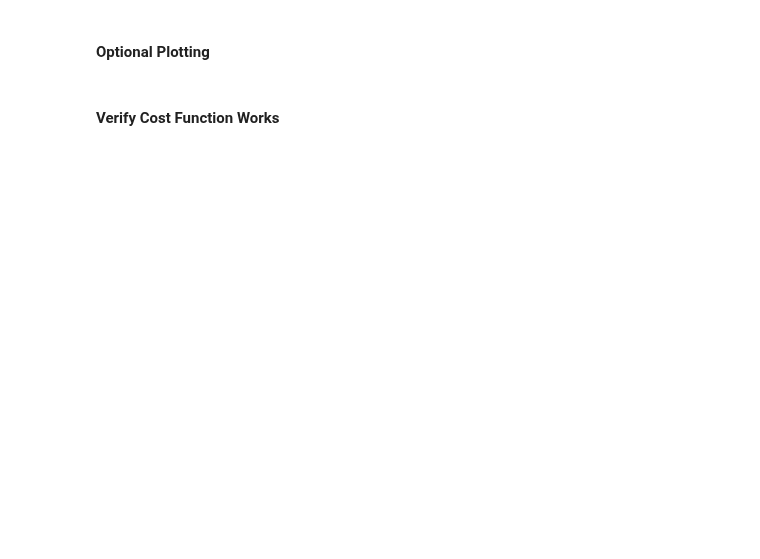
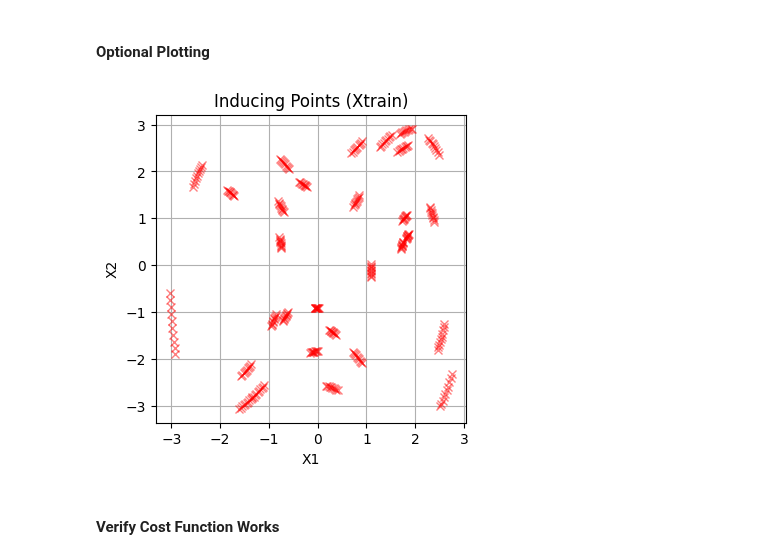
Before and after one commit to abhigyan9/KoopmanGPO, a Jupyter notebook: Playground_Auto.ipynb, the cells around one changed output. Saved outputs shown, nothing was run; the diff lists cells and outputs as text; code cells hidden in the pictures; blank space fills up the shorter version.

```diff
--- a/Playground_Auto.ipynb
+++ b/Playground_Auto.ipynb
@@ -247,18 +252,18 @@ ts = data["sample_time"]
 num_trajectories = data["num_trajectories"]
 N = data["num_steps"]
 
-nTrain, nTest = math.floor(num_trajectories * 0.2), math.floor(num_trajectories * 0.2)
+nTrain, nTest = math.floor(num_trajectories * 0.3), math.floor(num_trajectories * 0.2)
 
 # Clip Training Data steps
-SimData = SimData[:,:,:51]
-N = 50
+SimData = SimData[:,:,:151]
+N = 150
 # %% [markdown]
 ## Optimization Section
 # %% [markdown]
 ### Optimization Setup
 # %%
 SimData = SimData.float()
-
+SimData = SimData.to(device='cuda:0')
 # Original State Dim | Lifted State Dim | Decision Horizon | Resolution
 n, p, l, r = SimData.shape[1], 10, 10, 10
 
@@ -270,16 +275,16 @@ ICsetTrain = torch.cat([SimData[j, :, 0].view(n,1) for j in range(nTrain)], dim=
 ICsetTest = torch.cat([SimData[j, :, 0].view(n,1) for j in range(nTrain, nTrain + nTest)], dim=1)  # Random IC set for testing
 
 # Options: 'Horizon' | 'Grid' | 'K-Means'
-trainMethod = 'K-Means'
+trainMethod = 'Horizon'
 
 # Initialize GP training-grid and decision variables
 if trainMethod == 'Horizon':
     Xtrain = torch.cat([X[:,j*N:j*N+l] for j in range(nTrain)],dim=1)
     #Z = torch.rand(Xtrain.shape[1], p, requires_grad=True)
-    Z = torch.nn.Parameter(torch.rand(Xtrain.shape[1], p))
+    Z = torch.nn.Parameter(torch.rand(Xtrain.shape[1], p, device='cuda:0'))
     ObsManager = gpk.GPObservablesManager()
     for i in range(p):
-        ObsManager.add_observable(index=i, d=n, ns=l*nTrain, kernel_types=['Gaussian'], combination='sum',noise=1e-6, m=500)
+        ObsManager.add_observable(index=i, d=n, ns=l*nTrain, kernel_types=['Gaussian'], combination='sum',noise=1e-4, m=500)
     for i in range(p):
         ObsManager.train_observable(i, Xtrain, Z[:, i])
     ObsManager.set_random_hyperparameters(scale=[1., 0.01, None])
@@ -288,11 +293,11 @@ if trainMethod == 'Horizon':
 
 elif trainMethod == 'K-Means':
     Xtrain = torch.cat([X[:,j*N:j*N+l] for j in range(nTrain)],dim=1)
-    Z = torch.nn.Parameter(torch.rand(Xtrain.shape[1], p))
+    Z = torch.nn.Parameter(torch.rand(Xtrain.shape[1], p, device='cuda:0'))
     ObsManager = gpk.GPObservablesManager()
     centroids = gpk.get_kmeans(X, num_centers=p)
     for i in range(p):
-        ObsManager.add_observable(index=i, d=n, ns=l*nTrain, kernel_types=['GibbsExpAttractor'], combination='sum',noise=1e-4, m=500)
+        ObsManager.add_observable(index=i, d=n, ns=l*nTrain, kernel_types=['ExplicitAttractor'], combination='sum',noise=1e-4, m=500)
 
     mu_centroids = [centroids[:, i:i+1] for i in range(centroids.shape[1])]
     ObsManager.set_parameters(mu_list=mu_centroids)
@@ -326,12 +345,15 @@ if trainMethod == 'K-Means':
 # %%
 # Plot the Xtrain points in 2D space
 if Xtrain.shape[0] >= 2:
+    Xtrain_plot = Xtrain.cpu()
     plt.figure(figsize=(4,4))
     for i in range(Xtrain.shape[1]):
-        plt.plot(Xtrain[0,i], Xtrain[1,i], linestyle='None', marker='x', color='red', alpha=0.5)
+        plt.plot(Xtrain_plot[0,i], Xtrain_plot[1,i], linestyle='None', marker='x', color='red', alpha=0.5)
     plt.xlabel('X1'), plt.ylabel('X2'), plt.grid()
     plt.title('Inducing Points (Xtrain)')
     plt.show()
+# %% [output]
+[figure, added]
 # %% [markdown]
 #### Verify Cost Function Works
 # %%
```
Also changed, not shown: parts of 10 cells of this notebook, 1 other file.
